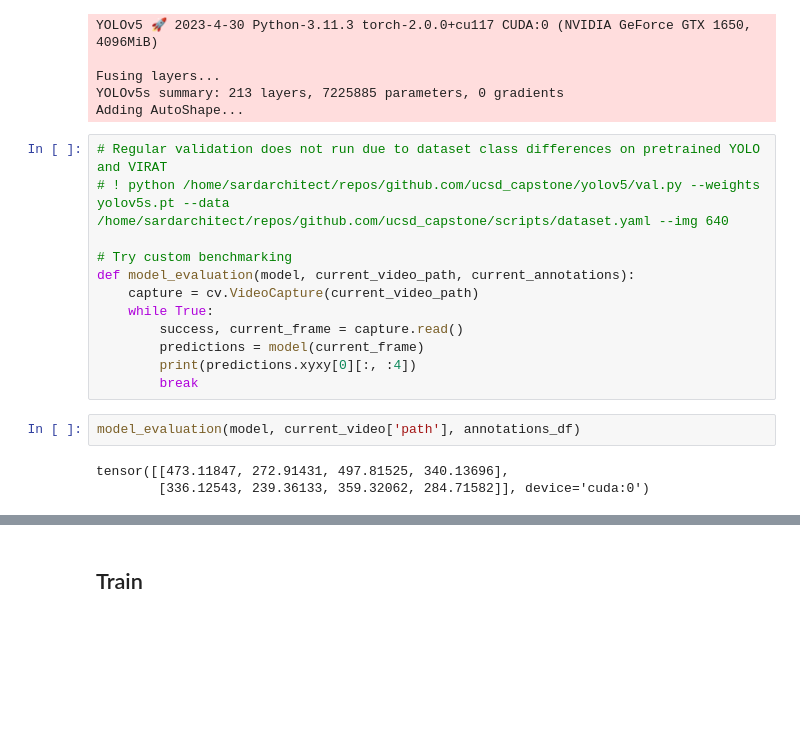
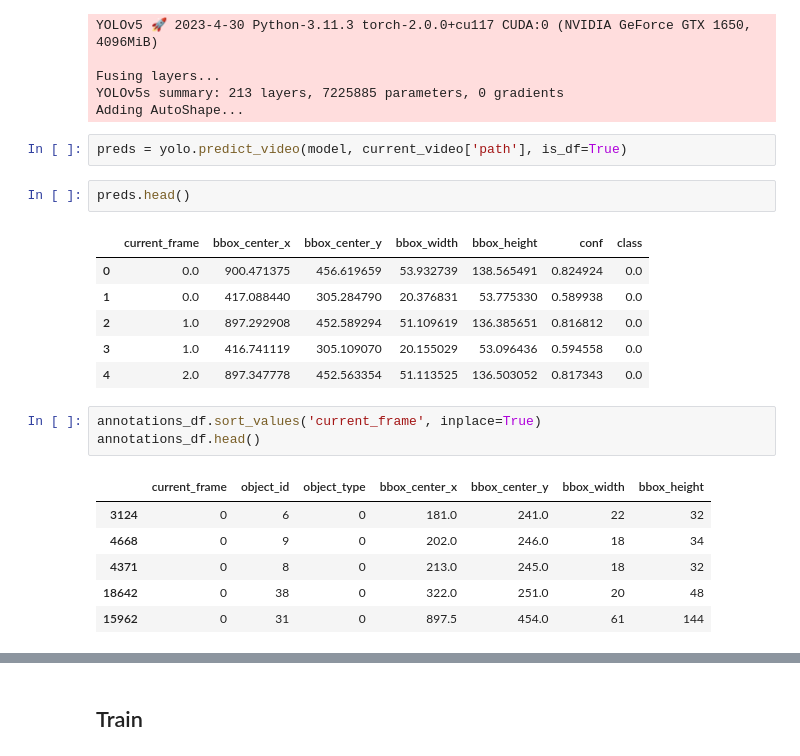
Before and after one commit to sardarchitect/ucsd_capstone, a Jupyter notebook: exploration/20230523_Protoype I.ipynb, the cells around one changed output, grey strips where cells are left out. Saved outputs shown, nothing was run; the diff lists cells and outputs as text; blank space fills up the shorter version.

```diff
--- a/exploration/20230523_Protoype I.ipynb
+++ b/exploration/20230523_Protoype I.ipynb
@@ -78,20 +77,24 @@ YOLOv5 🚀 2023-4-30 Python-3.11.3 torch-2.0.0+cu117 CUDA:0 (NVIDIA GeForce GTX
 Fusing layers...
 YOLOv5s summary: 213 layers, 7225885 parameters, 0 gradients
 Adding AutoShape...
-# %%
-# Regular validation does not run due to dataset class differences on pretrained YOLO and VIRAT
-# ! python /home/sardarchitect/repos/github.com/ucsd_capstone/yolov5/val.py --weights yolov5s.pt --data /home/sardarchitect/repos/github.com/ucsd_capstone/scripts/dataset.yaml --img 640
-
-# Try custom benchmarking
-def model_evaluation(model, current_video_path, current_annotations):
-    capture = cv.VideoCapture(current_video_path)
-    while True:
-        success, current_frame = capture.read()
-        predictions = model(current_frame)
-        print(predictions.xyxy[0][:, :4])
-        break
-# %%
-model_evaluation(model, current_video['path'], annotations_df)
-# %% [output]
-tensor([[473.11847, 272.91431, 497.81525, 340.13696],
-        [336.12543, 239.36133, 359.32062, 284.71582]], device='cuda:0')
+# %%
+preds = yolo.predict_video(model, current_video['path'], is_df=True)
+# %%
+preds.head()
+# %% [output]
+|  | current_frame | bbox_center_x | bbox_center_y | bbox_width | bbox_height | conf | class |
+| 0 | 0.0 | 900.471375 | 456.619659 | 53.932739 | 138.565491 | 0.824924 | 0.0 |
+| 1 | 0.0 | 417.088440 | 305.284790 | 20.376831 | 53.775330 | 0.589938 | 0.0 |
+| 2 | 1.0 | 897.292908 | 452.589294 | 51.109619 | 136.385651 | 0.816812 | 0.0 |
+| 3 | 1.0 | 416.741119 | 305.109070 | 20.155029 | 53.096436 | 0.594558 | 0.0 |
+| 4 | 2.0 | 897.347778 | 452.563354 | 51.113525 | 136.503052 | 0.817343 | 0.0 |
+# %%
+annotations_df.sort_values('current_frame', inplace=True)
+annotations_df.head()
+# %% [output]
+|  | current_frame | object_id | object_type | bbox_center_x | bbox_center_y | bbox_width | bbox_height |
+| 3124 | 0 | 6 | 0 | 181.0 | 241.0 | 22 | 32 |
+| 4668 | 0 | 9 | 0 | 202.0 | 246.0 | 18 | 34 |
+| 4371 | 0 | 8 | 0 | 213.0 | 245.0 | 18 | 32 |
+| 18642 | 0 | 38 | 0 | 322.0 | 251.0 | 20 | 48 |
+| 15962 | 0 | 31 | 0 | 897.5 | 454.0 | 61 | 144 |
```
Also changed, not shown: parts of 13 cells of this notebook, 1 other file.
